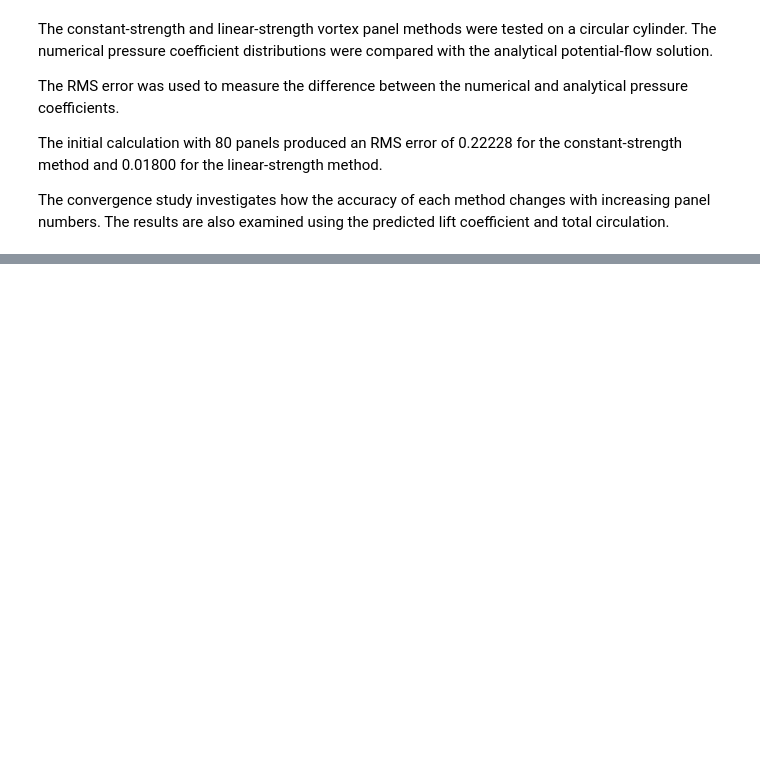
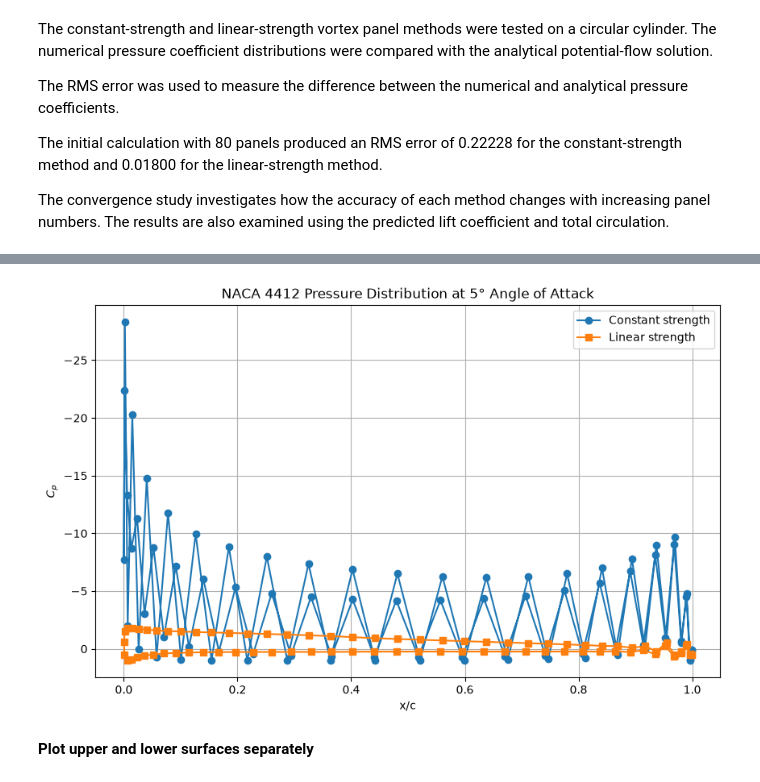
Before and after one commit to Aathi2165/AE611_2026, a Jupyter notebook: Aathi Skantha Roopan T_SC26M001.ipynb, the cells around one changed output, grey strips where cells are left out. Drawn from its saved outputs; the diff is of its cells as text; code cells hidden in the pictures; blank space fills up the shorter version.

```diff
--- a/Aathi Skantha Roopan T_SC26M001.ipynb
+++ b/Aathi Skantha Roopan T_SC26M001.ipynb
@@ -849,0 +966,20 @@ The convergence study investigates how the accuracy of each method changes with
+# %%
+plt.figure(figsize=(10, 6))
+
+plt.plot(result_4412_0["xc"], result_4412_0["Cp"],
+         "o-", label="Constant strength")
+
+plt.plot(result_4412_1["xc"], result_4412_1["Cp"],
+         "s-", label="Linear strength")
+
+plt.xlabel("x/c")
+plt.ylabel("$C_p$")
+plt.title("NACA 4412 Pressure Distribution at 5° Angle of Attack")
+plt.gca().invert_yaxis()
+plt.grid()
+plt.legend()
+plt.show()
+# %% [output]
+[figure, added]
+# %% [markdown]
+**Plot upper and lower surfaces separately**
```
Also changed, not shown: parts of 16 cells of this notebook.
